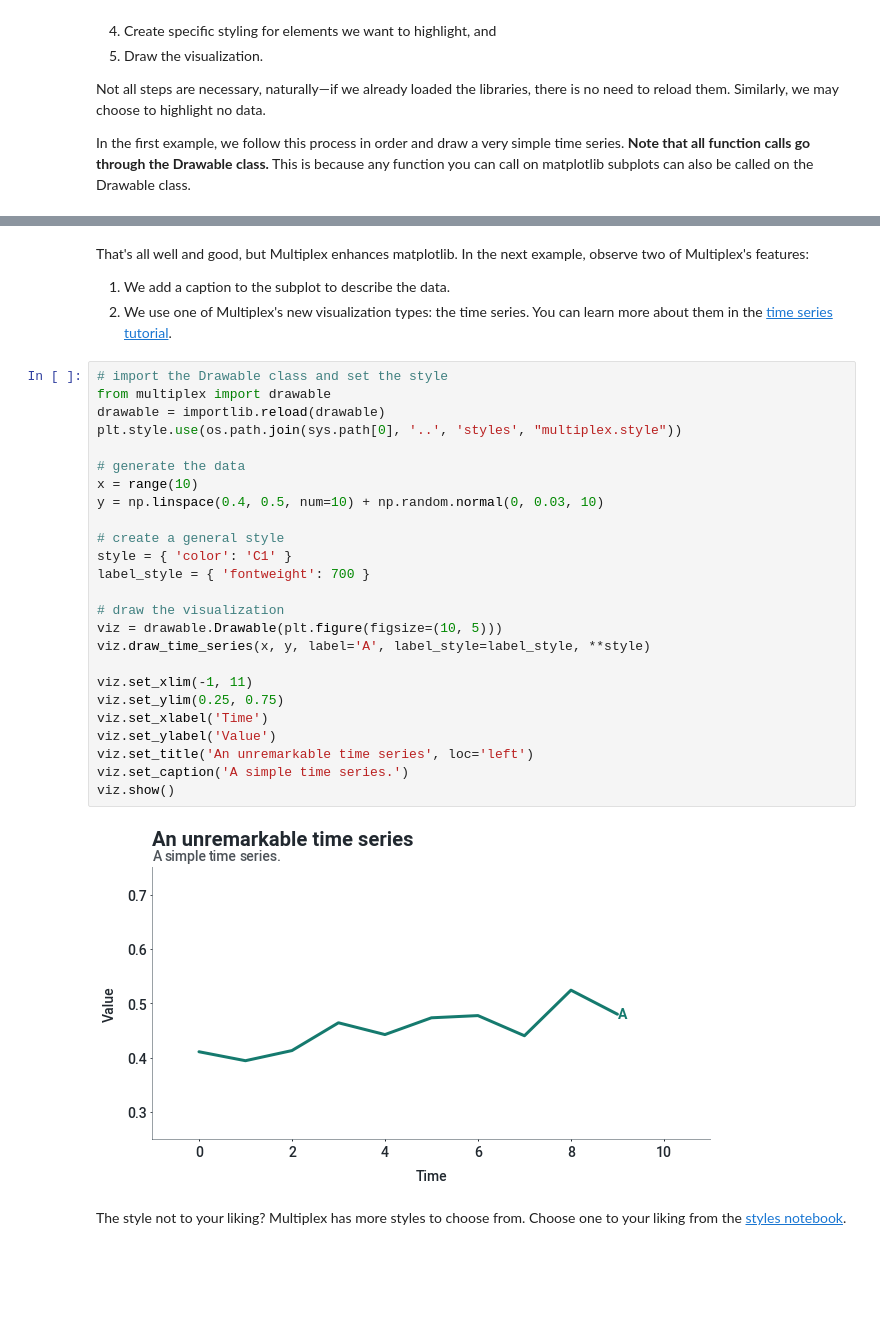
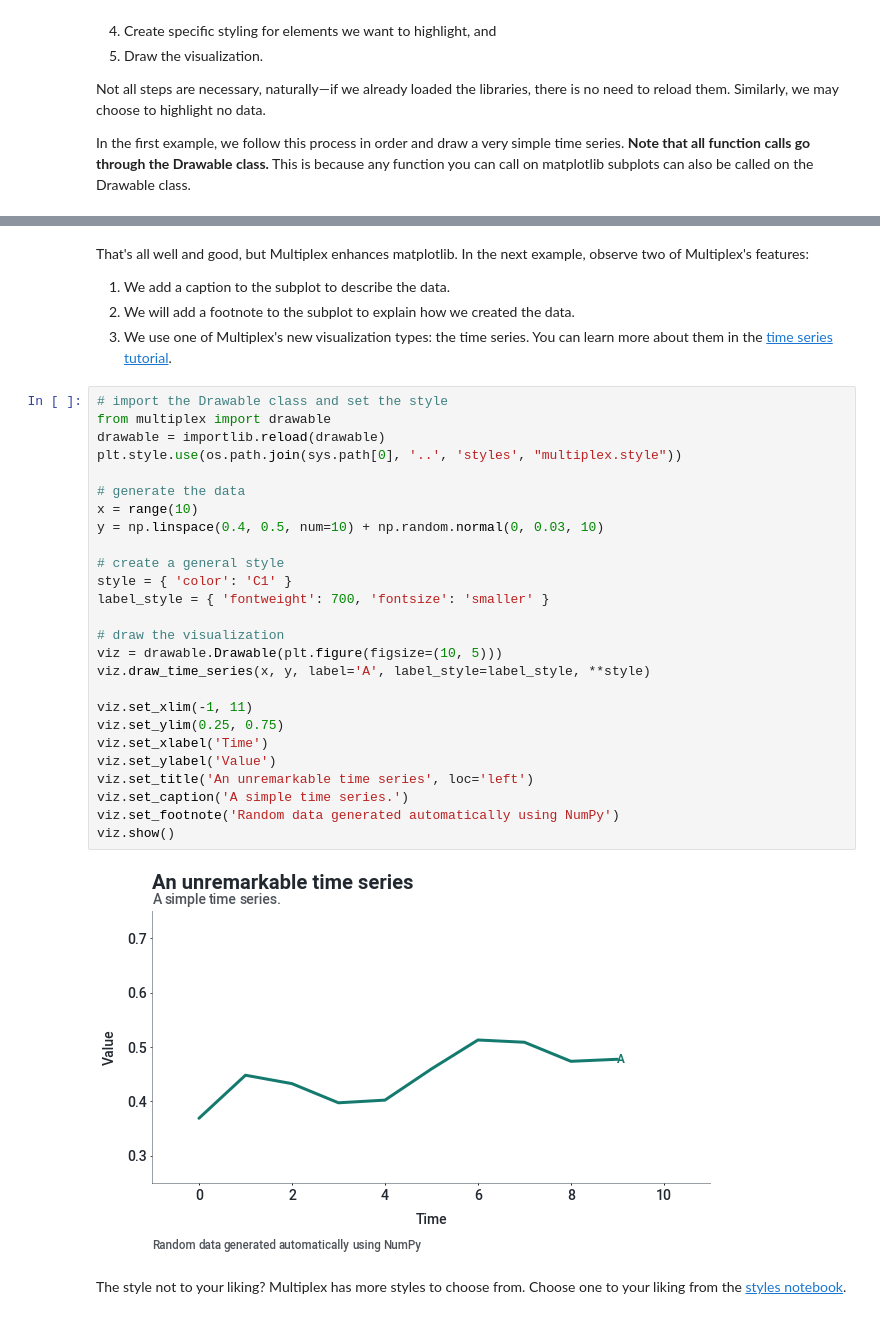
Before and after one commit to NicholasMamo/multiplex-plot, a Jupyter notebook: examples/1. Getting started.ipynb, the cells around one changed output, grey strips where cells are left out. Drawn from its saved outputs; the diff is of its cells as text; blank space fills up the shorter version.

Commit message:
Add support for the footnote

```diff
--- a/examples/1. Getting started.ipynb
+++ b/examples/1. Getting started.ipynb
@@ -81,34 +81,36 @@ viz.show()
 That's all well and good, but Multiplex enhances matplotlib. In the next example, observe two of Multiplex's features:
 
 1. We add a caption to the subplot to describe the data.
-2. We use one of Multiplex's new visualization types: the time series. You can learn more about them in the [time series tutorial](https://github.com/NicholasMamo/multiplex-plot/blob/master/examples/3.%20Time%20series.ipynb).
+2. We will add a footnote to the subplot to explain how we created the data.
+3. We use one of Multiplex's new visualization types: the time series. You can learn more about them in the [time series tutorial](https://github.com/NicholasMamo/multiplex-plot/blob/master/examples/3.%20Time%20series.ipynb).
 # %%
 # import the Drawable class and set the style
 from multiplex import drawable
 drawable = importlib.reload(drawable)
 plt.style.use(os.path.join(sys.path[0], '..', 'styles', "multiplex.style"))
 
 # generate the data
 x = range(10)
 y = np.linspace(0.4, 0.5, num=10) + np.random.normal(0, 0.03, 10)
 
 # create a general style
 style = { 'color': 'C1' }
-label_style = { 'fontweight': 700 }
+label_style = { 'fontweight': 700, 'fontsize': 'smaller' }
 
 # draw the visualization
 viz = drawable.Drawable(plt.figure(figsize=(10, 5)))
 viz.draw_time_series(x, y, label='A', label_style=label_style, **style)
 
 viz.set_xlim(-1, 11)
 viz.set_ylim(0.25, 0.75)
 viz.set_xlabel('Time')
 viz.set_ylabel('Value')
 viz.set_title('An unremarkable time series', loc='left')
 viz.set_caption('A simple time series.')
+viz.set_footnote('Random data generated automatically using NumPy')
 viz.show()
 # %% [output]
-[figure, old version]
+[figure, new version]
 # %% [markdown]
 The style not to your liking? Multiplex has more styles to choose from. Choose one to your liking from the [styles notebook](https://github.com/NicholasMamo/multiplex-plot/blob/master/examples/0.%20Styles.ipynb).
 # %%
```
Also changed, not shown: parts of 2 cells of this notebook, 2 other files.
